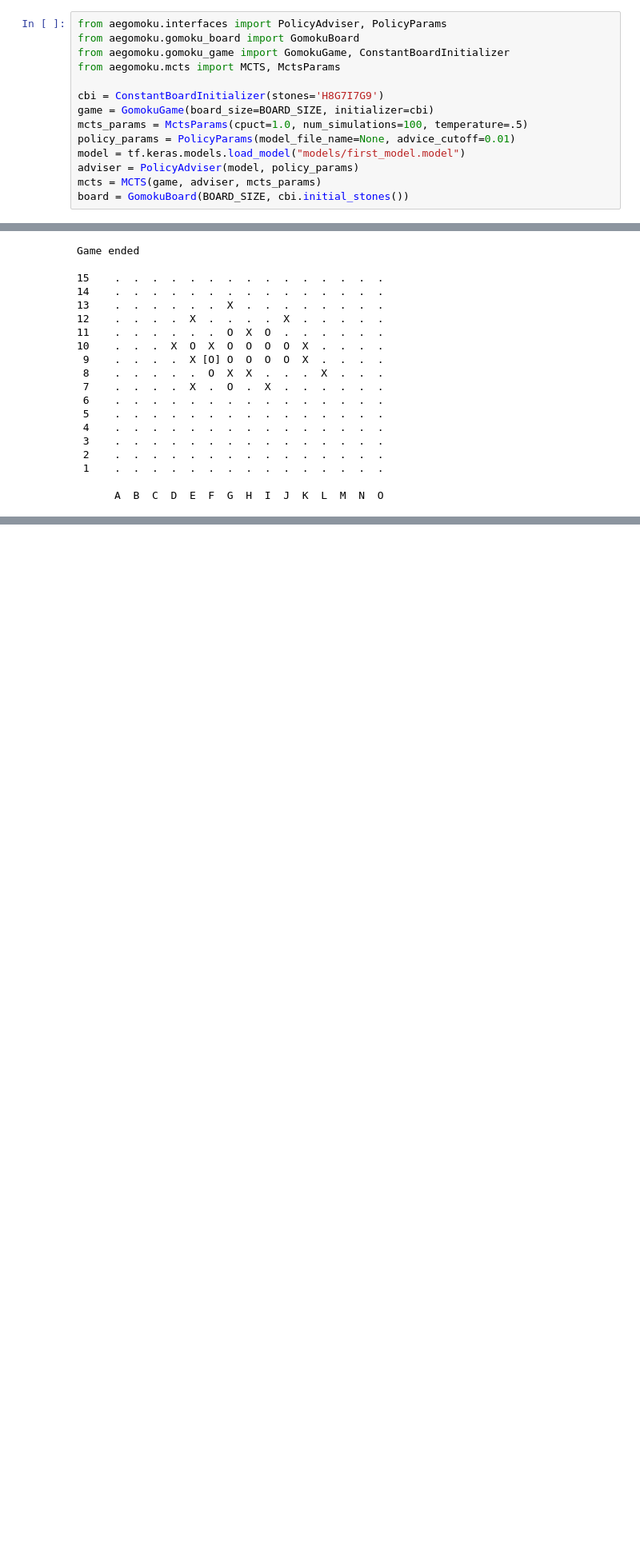
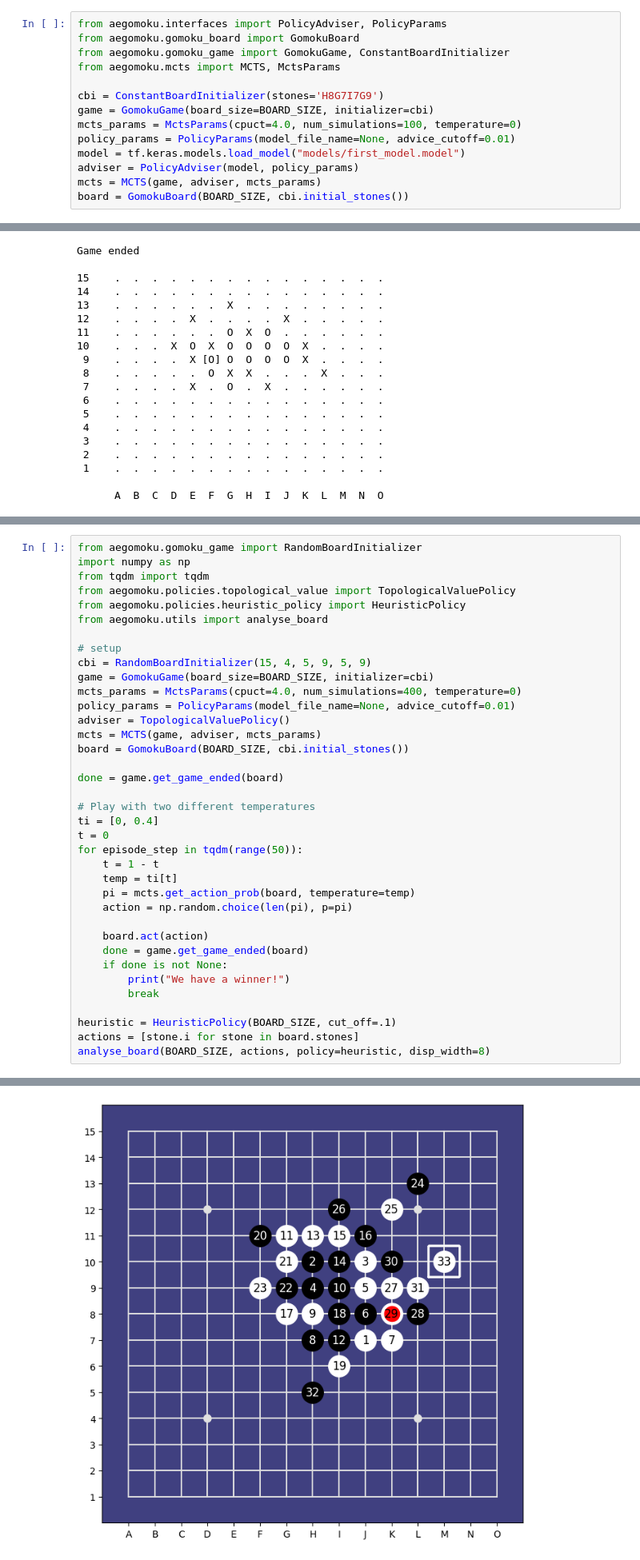
Before and after one commit to Project-Ellie/DeepGomoku, a Jupyter notebook: notebooks/MCTS_SelfPlay.ipynb, the cells around one changed output, grey strips where cells are left out. Shown at 80% size. Saved outputs shown, nothing was run; the diff lists cells and outputs as text; blank space fills up the shorter version.

```diff
--- a/notebooks/MCTS_SelfPlay.ipynb
+++ b/notebooks/MCTS_SelfPlay.ipynb
@@ -19,7 +19,7 @@ from aegomoku.mcts import MCTS, MctsParams
 
 cbi = ConstantBoardInitializer(stones='H8G7I7G9')
 game = GomokuGame(board_size=BOARD_SIZE, initializer=cbi)
-mcts_params = MctsParams(cpuct=1.0, num_simulations=100, temperature=.5)
+mcts_params = MctsParams(cpuct=4.0, num_simulations=100, temperature=0)
 policy_params = PolicyParams(model_file_name=None, advice_cutoff=0.01)
 model = tf.keras.models.load_model("models/first_model.model")
 adviser = PolicyAdviser(model, policy_params)
@@ -129,0 +94,38 @@ Game ended
+# %%
+from aegomoku.gomoku_game import RandomBoardInitializer
+import numpy as np
+from tqdm import tqdm
+from aegomoku.policies.topological_value import TopologicalValuePolicy
+from aegomoku.policies.heuristic_policy import HeuristicPolicy
+from aegomoku.utils import analyse_board
+
+# setup
+cbi = RandomBoardInitializer(15, 4, 5, 9, 5, 9)
+game = GomokuGame(board_size=BOARD_SIZE, initializer=cbi)
+mcts_params = MctsParams(cpuct=4.0, num_simulations=400, temperature=0)
+policy_params = PolicyParams(model_file_name=None, advice_cutoff=0.01)
+adviser = TopologicalValuePolicy()
+mcts = MCTS(game, adviser, mcts_params)
+board = GomokuBoard(BOARD_SIZE, cbi.initial_stones())
+
+done = game.get_game_ended(board)
+
+# Play with two different temperatures
+ti = [0, 0.4]
+t = 0
+for episode_step in tqdm(range(50)):
+    t = 1 - t
+    temp = ti[t]
+    pi = mcts.get_action_prob(board, temperature=temp)
+    action = np.random.choice(len(pi), p=pi)
+
+    board.act(action)
+    done = game.get_game_ended(board)
+    if done is not None:
+        print("We have a winner!")
+        break
+
+heuristic = HeuristicPolicy(BOARD_SIZE, cut_off=.1)
+actions = [stone.i for stone in board.stones]
+analyse_board(BOARD_SIZE, actions, policy=heuristic, disp_width=8)
+# %% [output]
@@ -129,0 +133 @@ Game ended
+[figure, added]
```
Also changed, not shown: parts of 10 cells of this notebook, 13 other files.
